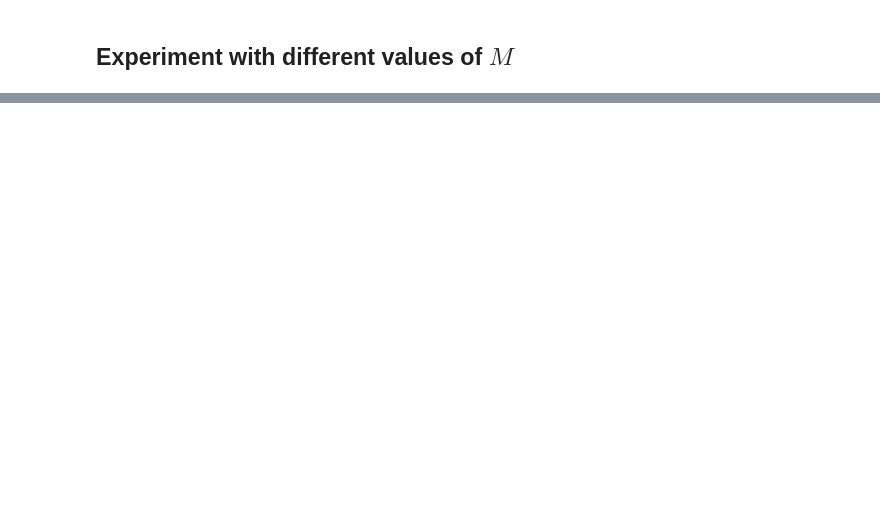
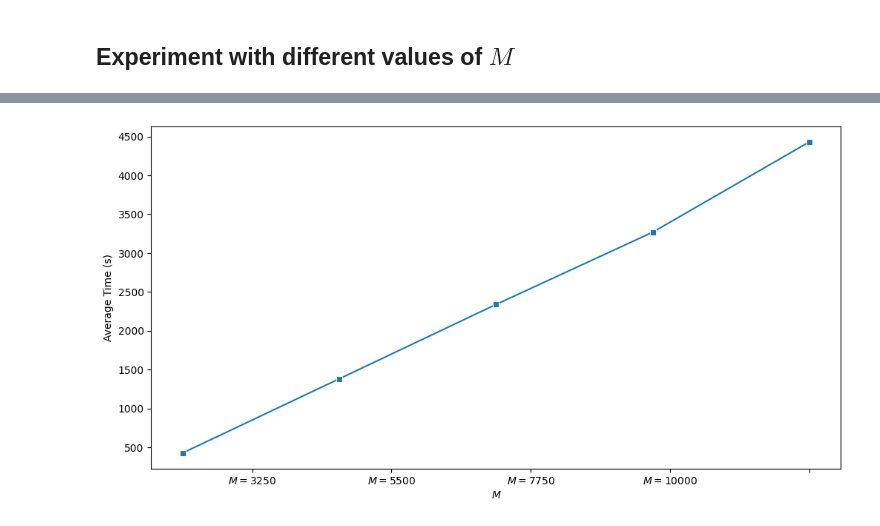
Before and after one commit to tieukhoimai/binary-signal-recovery, a Jupyter notebook: binary_signal_recovery.ipynb, the cells around one changed output, grey strips where cells are left out. Saved outputs shown, nothing was run; the diff lists cells and outputs as text; code cells hidden in the pictures; blank space fills up the shorter version.

```diff
--- a/binary_signal_recovery.ipynb
+++ b/binary_signal_recovery.ipynb
@@ -198,0 +224,9 @@ plt.show()
+# %%
+fig, ax = plt.subplots(figsize=(12, 6))
+ax = sns.lineplot(data=df_m, x='M', y='Time', marker='s')
+ax.set_xticklabels([r'$M = {:.0f}$'.format(M) for M in M_values])
+ax.set_xlabel(r'$M$')
+ax.set_ylabel("Average Time (s)")
+ax.grid(False)
+# %% [output]
+[figure, added]
```
Also changed, not shown: parts of 19 cells of this notebook.
